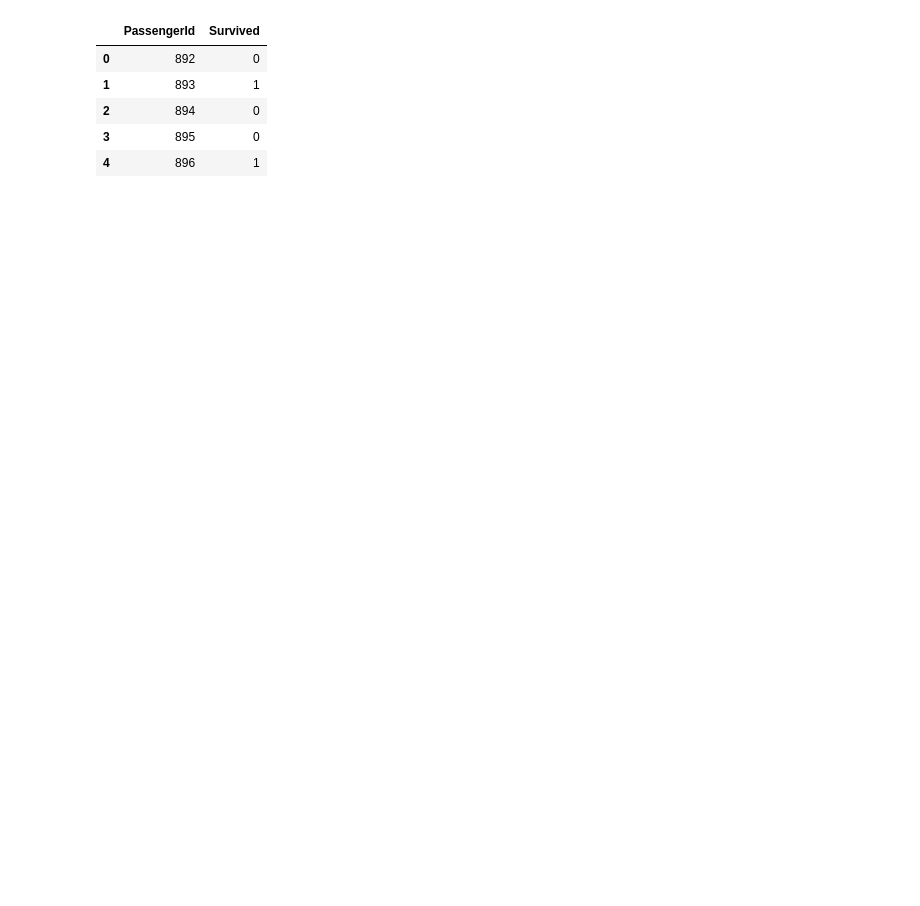
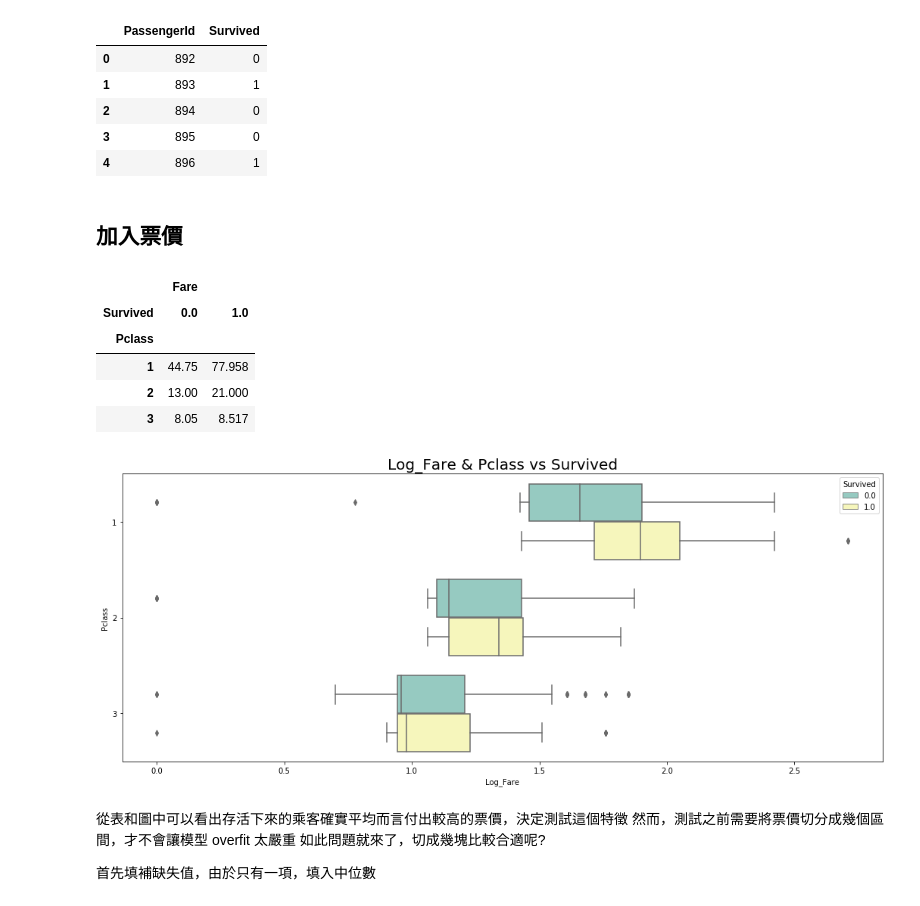
Before and after one commit to myps6415/Data-Analysis-Project, a Jupyter notebook: Kaggle/Titanic/Titanic.ipynb, the cells around one changed output. Cells and saved outputs as stored; diff of their text form; code cells hidden in the pictures; blank space fills up the shorter version.

```diff
--- a/Kaggle/Titanic/Titanic.ipynb
+++ b/Kaggle/Titanic/Titanic.ipynb
@@ -89,3 +88,26 @@ Predict_result.head()
 | 4 | 896 | 1 |
 # %%
 Predict_result.to_csv('submission.csv', index=False)
+# %% [markdown]
+## 加入票價
+# %%
+fig, ax = plt.subplots(figsize=(18, 7))
+data_df['Log_Fare'] = (data_df['Fare']+1).map(lambda x:np.log10(x) if x > 0 else 0)
+sns.boxplot(y='Pclass', x='Log_Fare', hue='Survived', data=data_df, orient='h',
+           ax=ax, palette='Set3')
+ax.set_title('Log_Fare & Pclass vs Survived', fontsize=20)
+pd.pivot_table(data_df, values=['Fare'], index=['Pclass'], columns=['Survived'], aggfunc='median').round(3)
+# %% [output]
+|  | Fare |  |
+| Survived | 0.0 | 1.0 |
+| Pclass |  |  |
+| 1 | 44.75 | 77.958 |
+| 2 | 13.00 | 21.000 |
+| 3 | 8.05 | 8.517 |
+[figure, added]
+# %% [markdown]
+從表和圖中可以看出存活下來的乘客確實平均而言付出較高的票價，決定測試這個特徵
+然而，測試之前需要將票價切分成幾個區間，才不會讓模型 overfit 太嚴重
+如此問題就來了，切成幾塊比較合適呢?
+
+首先填補缺失值，由於只有一項，填入中位數
```
Also changed, not shown: parts of 6 cells of this notebook.
